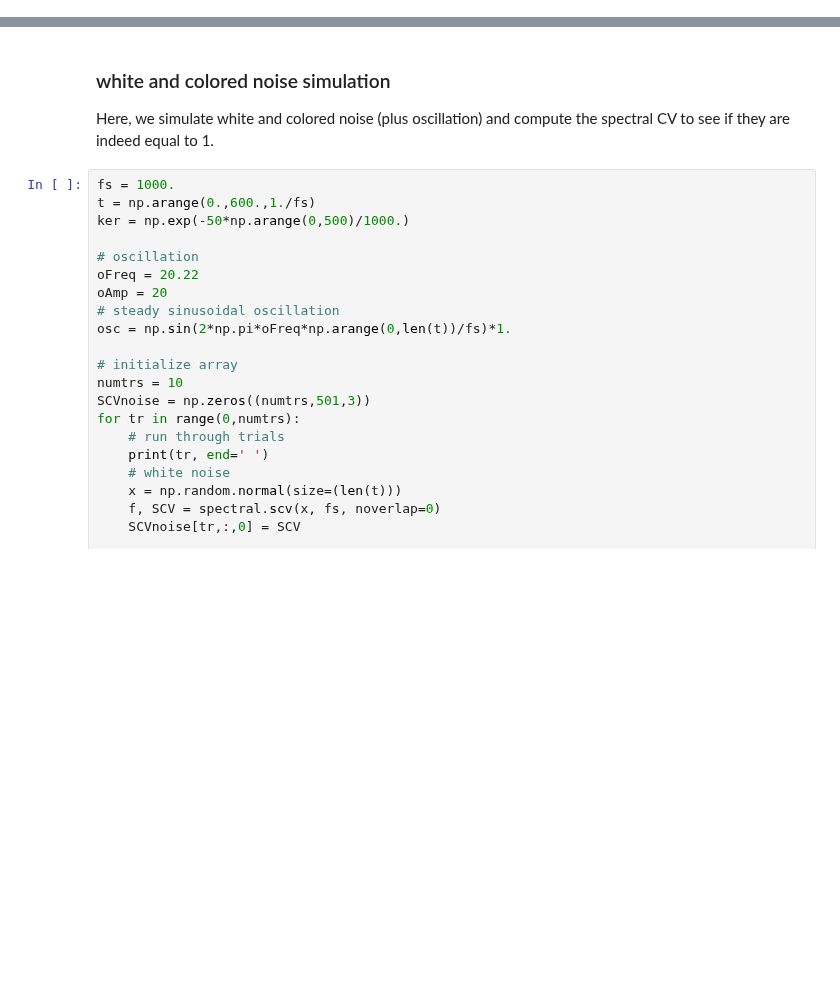
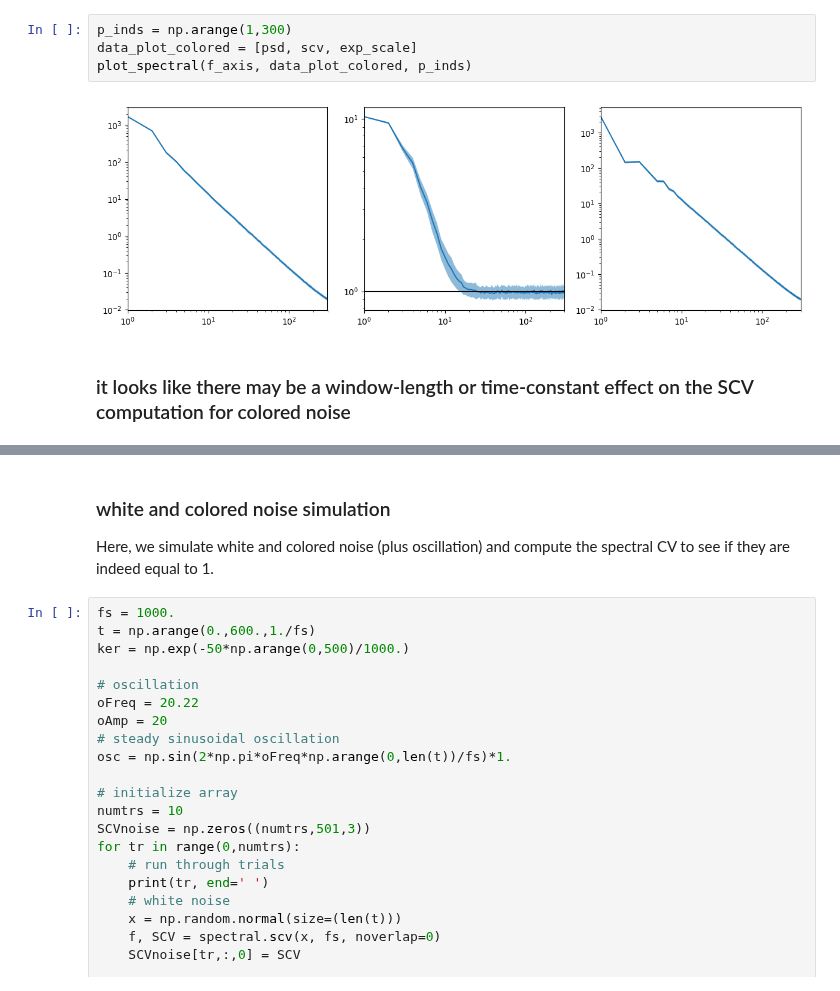
Before and after one commit to voytekresearch/SpectralCA, a Jupyter notebook: analysis_notebooks/noise_simulation.ipynb, the cells around one changed output, grey strips where cells are left out. Drawn from its saved outputs; the diff is of its cells as text; blank space fills up the shorter version.

```diff
--- a/analysis_notebooks/noise_simulation.ipynb
+++ b/analysis_notebooks/noise_simulation.ipynb
@@ -0,0 +98,8 @@
+# %%
+p_inds = np.arange(1,300)
+data_plot_colored = [psd, scv, exp_scale]
+plot_spectral(f_axis, data_plot_colored, p_inds)
+# %% [output]
+[figure, added]
+# %% [markdown]
+### it looks like there may be a window-length or time-constant effect on the SCV computation for colored noise
```
Also changed, not shown: parts of 25 cells of this notebook, 6 other files.
